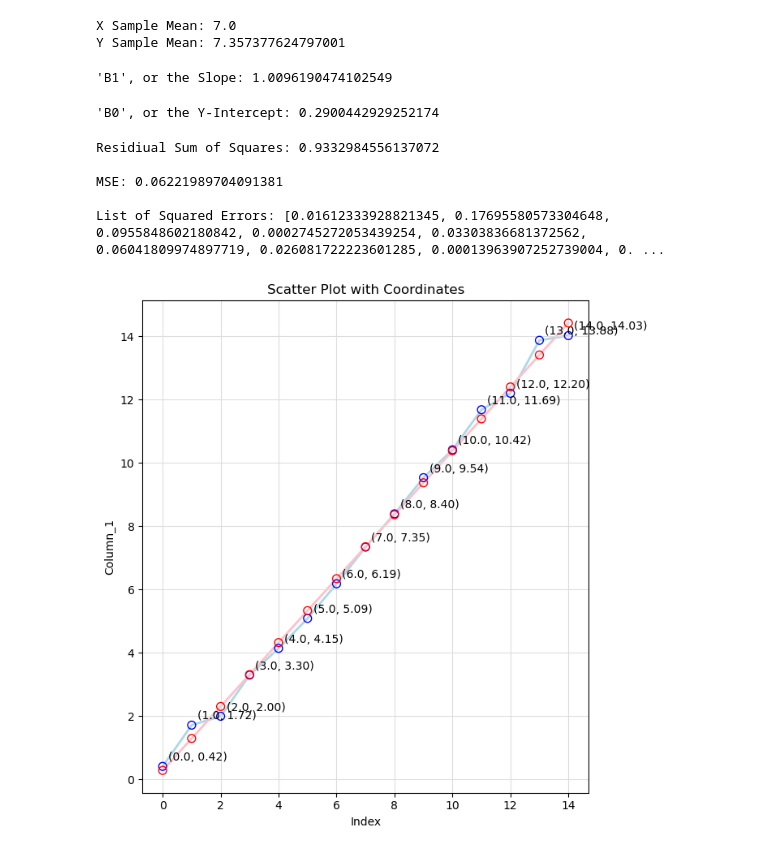
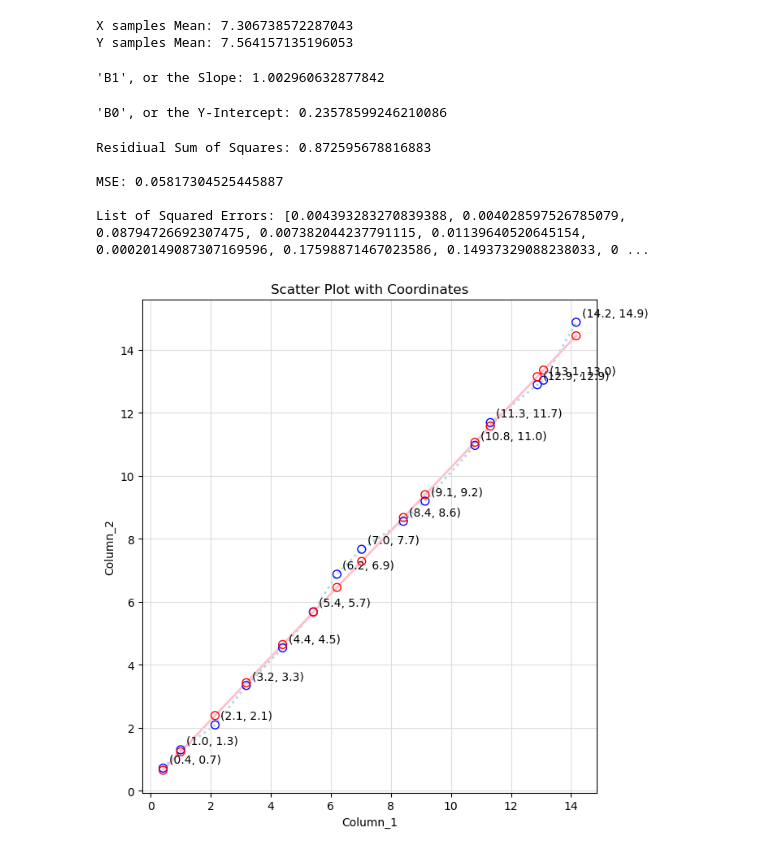
Before and after one commit to WhatCharlie/TestingMLAlgorithms, a Jupyter notebook: Testing Simple Linear Regression.ipynb, the cells around one changed output. Cells and saved outputs as stored; diff of their text form; code cells hidden in the pictures.

Commit message:
Update Simple Linear Regression
Adjusting the model to take in 2 unique columns and adding values to assess the Slope and Y-intercept.

```diff
--- a/Testing Simple Linear Regression.ipynb
+++ b/Testing Simple Linear Regression.ipynb
@@ -9,7 +9,7 @@ np.random.seed(1)
 # Define the number of rows and columns
 num_rows = 15
 
-num_columns = 1
+num_columns = 2
 
 # Create a DataFrame with random data
 random_data = pd.DataFrame(np.random.rand(num_rows, num_columns),
@@ -20,6 +20,7 @@ print(random_data)
 rd = random_data
 
 rd['Column_1'] = (rd['Column_1'] + rd.index)
+rd['Column_2'] = (rd['Column_2'] + rd.index)
 
 print(rd)
 # %% [output]
@@ -72,13 +73,13 @@ plt.show()
 # %%
-def find_Sample_Means(sample, data_set):
-    n = sample
+def find_Sample_Means(samples, dataset):
+    n = samples
 
     x_Sample_Sum = 0
     y_Sample_Sum = 0
 
     for row in range(n):
-        y_Sample_Sum += data_set['Column_1'][row]
-        x_Sample_Sum += row
+        y_Sample_Sum += dataset['Column_2'][row]
+        x_Sample_Sum += dataset['Column_1'][row]
 
     y_Sample_Mean = y_Sample_Sum / n
     x_Sample_Mean = x_Sample_Sum / n
@@ -87,20 +88,20 @@ def find_Sample_Means(sample, data_set):
 
 sample_Means = find_Sample_Means(num_rows, rd)
 x_Sample_Mean, y_Sample_Mean = sample_Means
-print(f"X Sample Mean: {x_Sample_Mean} \nY Sample Mean: {y_Sample_Mean}")
+print(f"X samples Mean: {x_Sample_Mean} \nY samples Mean: {y_Sample_Mean}")
 # %% [output]
-X Sample Mean: 7.0
-Y Sample Mean: 7.357377624797001
+X samples Mean: 7.306738572287043
+Y samples Mean: 7.564157135196053
 # %%
-def find_slope(x_mean, y_mean, sample, data_set):
-    n = sample
+def find_slope(x_mean, y_mean, samples, dataset):
+    n = samples
     covariance = 0
     variance = 0
 
     for row in range(n):
 
-        xi = row
-        yi = data_set['Column_1'][row]
+        xi = dataset['Column_1'][row]
+        yi = dataset['Column_2'][row]
 
         covariance += (xi - x_mean) * (yi - y_mean)
 
@@ -114,7 +115,7 @@ B1 = find_slope(x_Sample_Mean, y_Sample_Mean, num_rows, rd)
 
 print(f"'B1', or the Slope: {B1}")
 # %% [output]
-'B1', or the Slope: 1.0096190474102549
+'B1', or the Slope: 1.002960632877842
 # %%
 def find_intercept(x_mean, y_mean, slope):
 
@@ -126,23 +127,23 @@ B0 = find_intercept(x_Sample_Mean, y_Sample_Mean, B1)
 
 print(f"'B0', or the Y-Intercept: {B0}")
 # %% [output]
-'B0', or the Y-Intercept: 0.2900442929252174
+'B0', or the Y-Intercept: 0.23578599246210086
 # %%
-def find_Residual_Sum_of_Squares(intercept, slope, sample, data_set):
+def find_Residual_Sum_of_Squares(intercept, slope, samples, dataset):
 
     RSS = 0
     squared_errors = []
 
-    for row in range(sample):
+    for row in range(samples):
 
-        xi = row
-        yi = data_set['Column_1'][row]
+        xi = dataset['Column_1'][row]
+        yi = dataset['Column_2'][row]
 
         squared_error = (yi - (intercept+(slope*xi))) ** 2
 
         RSS += squared_error
         squared_errors.append(squared_error)
-        MSE = RSS / sample
+        MSE = RSS / samples
     return RSS, MSE, squared_errors
 
 RSS_Result = find_Residual_Sum_of_Squares(B0, B1, num_rows, rd)
@@ -150,22 +151,29 @@ RSS, MSE, squared_errors = RSS_Result
 
 print(f"Residiual Sum of Squares: {RSS} \n\nMSE: {MSE} \n\nList of Squared Errors: {squared_errors}")
 # %% [output]
-Residiual Sum of Squares: 0.9332984556137072
+Residiual Sum of Squares: 0.872595678816883
 
-MSE: 0.06221989704091381
+MSE: 0.05817304525445887
 
-List of Squared Errors: [0.01612333928821345, 0.17695580573304648, 0.0955848602180842, 0.0002745272053439254, 0.03303836681372562, 0.06041809974897719, 0.026081722223601285, 0.00013963907252739004, 0. ...
+List of Squared Errors: [0.004393283270839388, 0.004028597526785079, 0.08794726692307475, 0.007382044237791115, 0.01139640520645154, 0.00020149087307169596, 0.17598871467023586, 0.14937329088238033, 0 ...
 # %%
 create_Original_Graph(rd)
 
 LR_Color = 'red'
 LR_lineColor = 'pink'
-x_Linear_Regression = np.array(range(num_rows))
-y_Linear_Regression = B0 + B1 * x_Linear_Regression
+
+def create_Linear_Regression_Lines(intercept, slope, dataset):
+    x_Linear_Regression = dataset['Column_1']
+    y_Linear_Regression = intercept + (slope * x_Linear_Regression)
+
+    return x_Linear_Regression, y_Linear_Regression
+
+x_Linear_Regression, y_Linear_Regression = create_Linear_Regression_Lines(B0, B1, rd)
+
 plt.plot(x_Linear_Regression, y_Linear_Regression, color=LR_lineColor, linestyle='-', linewidth=2, label='Trend Line', zorder=1)
 plt.scatter(x_Linear_Regression, y_Linear_Regression, s=50, zorder=3, facecolors='none', edgecolors=LR_Color, label='Regression Line')
 
 plt.show()
 # %% [output]
-[figure, old version]
+[figure, new version]
 # %%
```
Also changed, not shown: parts of 9 cells of this notebook.
